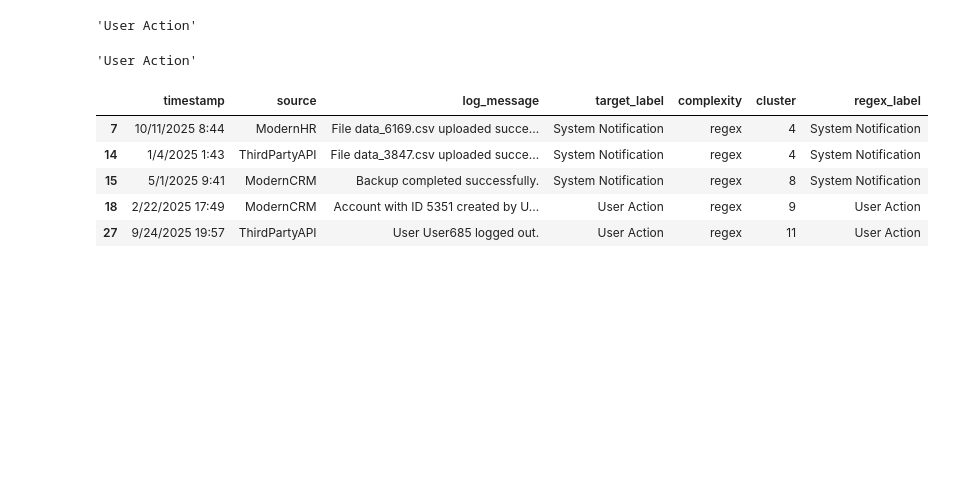
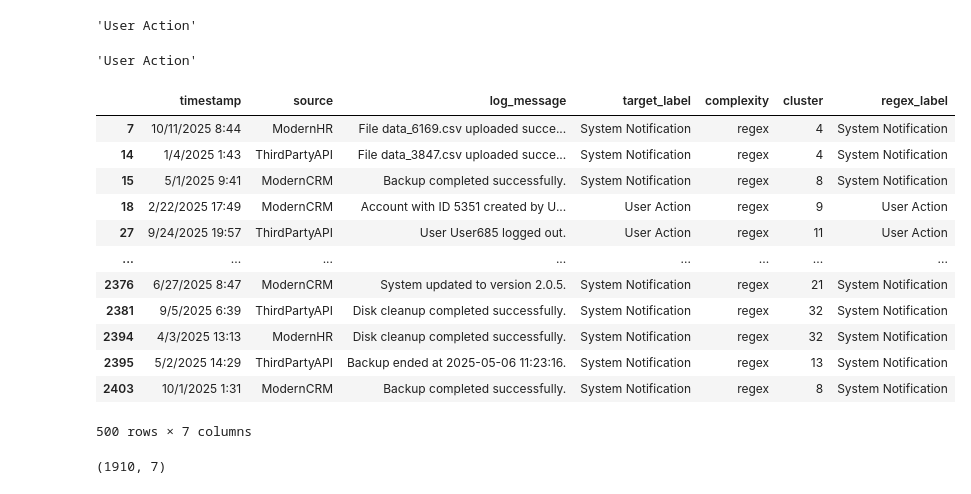
Before and after one commit to kevinjacob2001/Hybrid-Log-Classifier-AI, a Jupyter notebook: training/training.ipynb, the cells around one changed output. Cells and saved outputs as stored; diff of their text form; code cells hidden in the pictures; blank space fills up the shorter version.

```diff
--- a/training/training.ipynb
+++ b/training/training.ipynb
@@ -193,11 +193,18 @@ classify_with_regex('Account with ID chakka created by manga')
 # %%
 df['regex_label']=df['log_message'].apply(classify_with_regex)
 # %%
-df[df.regex_label.notnull()].head()
+df[df.regex_label.notnull()]
 # %% [output]
 |  | timestamp | source | log_message | target_label | complexity | cluster | regex_label |
 | 7 | 10/11/2025 8:44 | ModernHR | File data_6169.csv uploaded succe... | System Notification | regex | 4 | System Notification |
 | 14 | 1/4/2025 1:43 | ThirdPartyAPI | File data_3847.csv uploaded succe... | System Notification | regex | 4 | System Notification |
 | 15 | 5/1/2025 9:41 | ModernCRM | Backup completed successfully. | System Notification | regex | 8 | System Notification |
 | 18 | 2/22/2025 17:49 | ModernCRM | Account with ID 5351 created by U... | User Action | regex | 9 | User Action |
 | 27 | 9/24/2025 19:57 | ThirdPartyAPI | User User685 logged out. | User Action | regex | 11 | User Action |
+| ... | ... | ... | ... | ... | ... | ... | ... |
+| 2376 | 6/27/2025 8:47 | ModernCRM | System updated to version 2.0.5. | System Notification | regex | 21 | System Notification |
+| 2381 | 9/5/2025 6:39 | ThirdPartyAPI | Disk cleanup completed successfully. | System Notification | regex | 32 | System Notification |
+| 2394 | 4/3/2025 13:13 | ModernHR | Disk cleanup completed successfully. | System Notification | regex | 32 | System Notification |
+| 2395 | 5/2/2025 14:29 | ThirdPartyAPI | Backup ended at 2025-05-06 11:23:16. | System Notification | regex | 13 | System Notification |
+| 2403 | 10/1/2025 1:31 | ModernCRM | Backup completed successfully. | System Notification | regex | 8 | System Notification |
+500 rows × 7 columns
@@ -203,0 +213,4 @@ df[df.regex_label.notnull()].head()
+# %%
+df_non_regex.shape
+# %% [output]
+(1910, 7)
```
Also changed, not shown: parts of 7 cells of this notebook.
